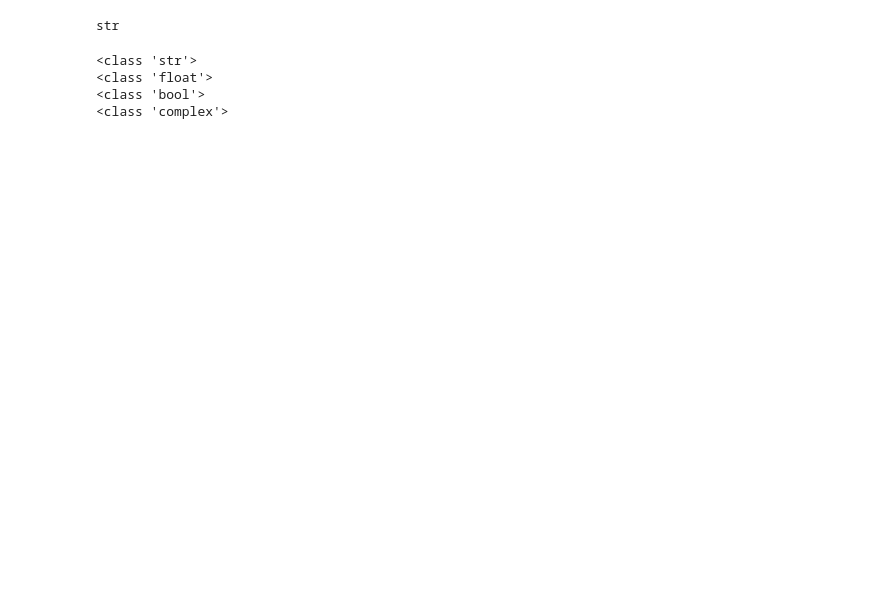
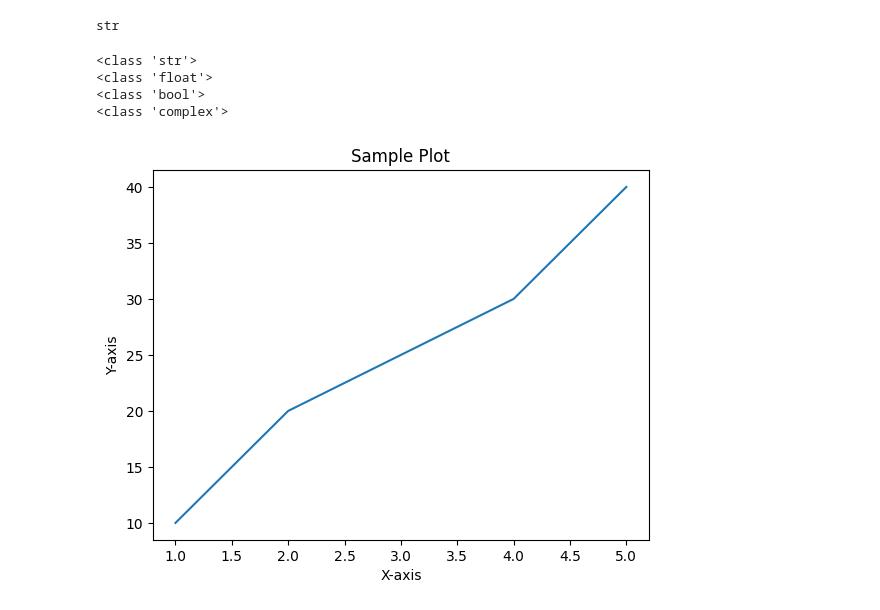
Before and after one commit to jaikrishann/6-month-Data-Sci-Training, a Jupyter notebook: intro.ipynb, the cells around one changed output. Saved outputs shown, nothing was run; the diff lists cells and outputs as text; code cells hidden in the pictures; blank space fills up the shorter version.

```diff
--- a/intro.ipynb
+++ b/intro.ipynb
@@ -50,3 +50,19 @@ print(type(pees))
 <class 'float'>
 <class 'bool'>
 <class 'complex'>
+# %%
+# %matplotlib notebook
+# %matplotlib inline
+import matplotlib.pyplot as plt
+
+
+x = [1, 2, 3, 4, 5]
+y = [10, 20, 25, 30, 40]
+
+plt.plot(x, y)
+plt.xlabel("X-axis")
+plt.ylabel("Y-axis")
+plt.title("Sample Plot")
+plt.show()
+# %% [output]
+[figure, added]
```
Also changed, not shown: parts of 12 cells of this notebook, 12 other files.
